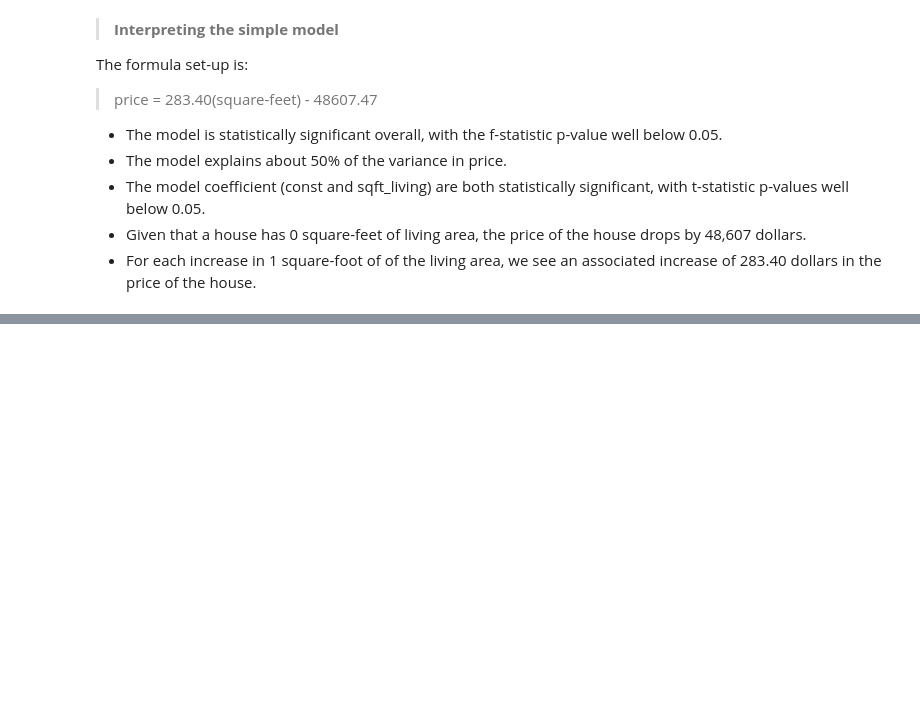
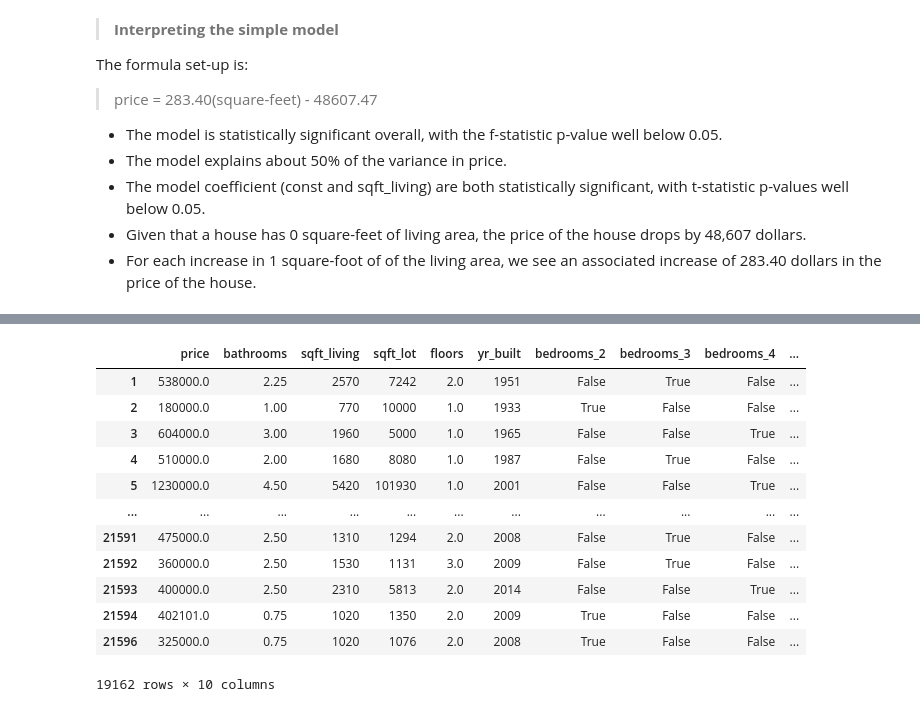
Before and after one commit to ngeny-brian/Phase-2-project, a Jupyter notebook: student.ipynb, the cells around one changed output, grey strips where cells are left out. Cells and saved outputs as stored; diff of their text form; code cells hidden in the pictures; blank space fills up the shorter version.

```diff
--- a/student.ipynb
+++ b/student.ipynb
@@ -517,0 +580,18 @@ The formula set-up is:<br>
+# %%
+# drop one column from each side of dummy variables to be used as the  reference category
+ref_dummy_model_data = ref_dummy_model_data.drop(['bedrooms_other'], axis=1)
+ref_dummy_model_data
+# %% [output]
+|  | price | bathrooms | sqft_living | sqft_lot | floors | yr_built | bedrooms_2 | bedrooms_3 | bedrooms_4 | ... |
+| 1 | 538000.0 | 2.25 | 2570 | 7242 | 2.0 | 1951 | False | True | False | ... |
+| 2 | 180000.0 | 1.00 | 770 | 10000 | 1.0 | 1933 | True | False | False | ... |
+| 3 | 604000.0 | 3.00 | 1960 | 5000 | 1.0 | 1965 | False | False | True | ... |
+| 4 | 510000.0 | 2.00 | 1680 | 8080 | 1.0 | 1987 | False | True | False | ... |
+| 5 | 1230000.0 | 4.50 | 5420 | 101930 | 1.0 | 2001 | False | False | True | ... |
+| ... | ... | ... | ... | ... | ... | ... | ... | ... | ... | ... |
+| 21591 | 475000.0 | 2.50 | 1310 | 1294 | 2.0 | 2008 | False | True | False | ... |
+| 21592 | 360000.0 | 2.50 | 1530 | 1131 | 3.0 | 2009 | False | True | False | ... |
+| 21593 | 400000.0 | 2.50 | 2310 | 5813 | 2.0 | 2014 | False | False | True | ... |
+| 21594 | 402101.0 | 0.75 | 1020 | 1350 | 2.0 | 2009 | True | False | False | ... |
+| 21596 | 325000.0 | 0.75 | 1020 | 1076 | 2.0 | 2008 | True | False | False | ... |
+19162 rows × 10 columns
```
Also changed, not shown: parts of 17 cells of this notebook.
